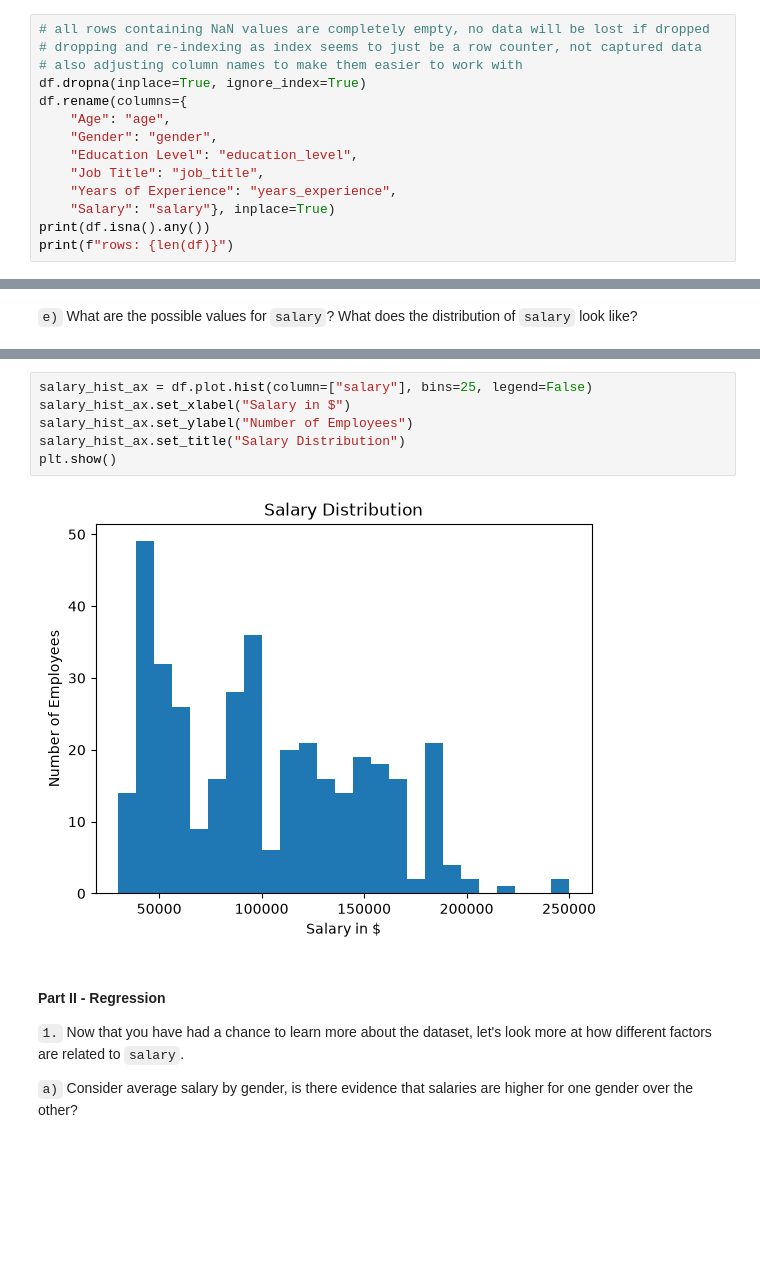
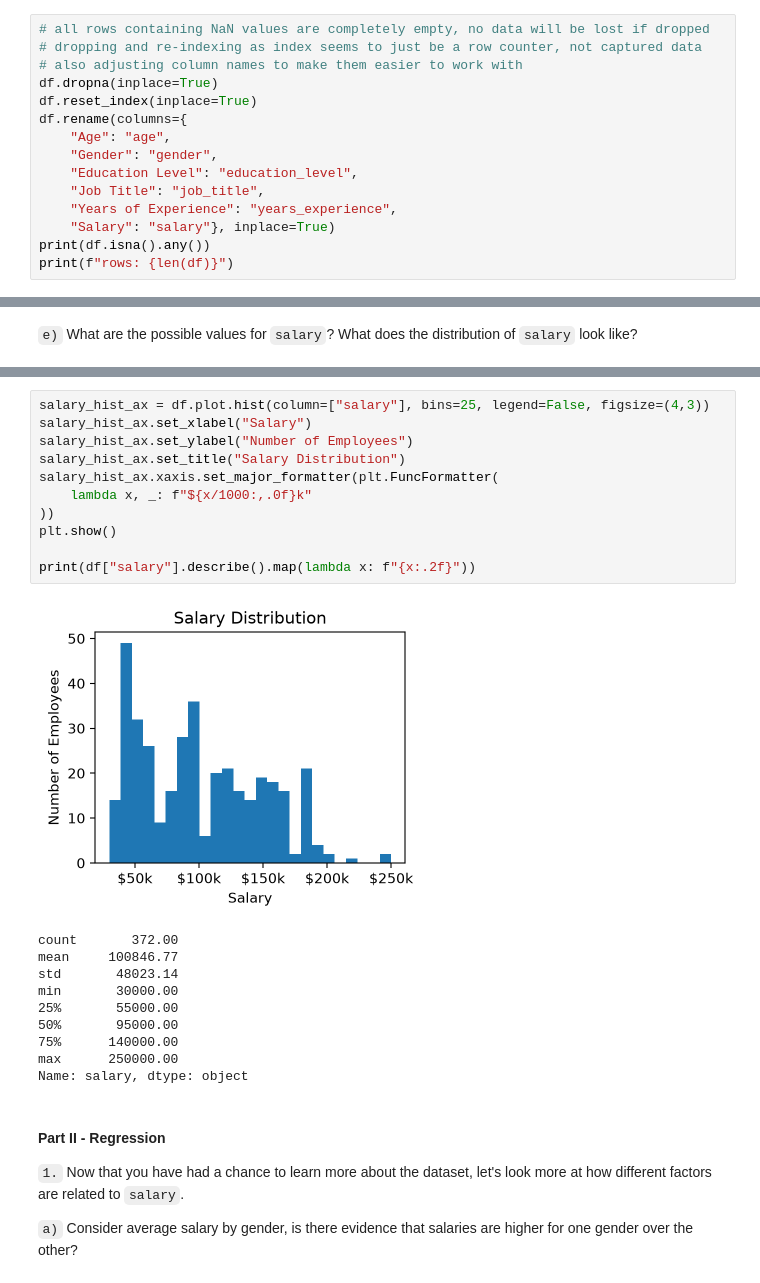
Before and after one commit to mhaddock/udacity_coursework, a Jupyter notebook: statistics_for_data_analysis/projects/model_salary_data_with_linear_regression/salary_prediction_project.ipynb, the cells around one changed output, grey strips where cells are left out. Cells and saved outputs as stored; diff of their text form; blank space fills up the shorter version.

```diff
--- a/statistics_for_data_analysis/projects/model_salary_data_with_linear_regression/salary_prediction_project.ipynb
+++ b/statistics_for_data_analysis/projects/model_salary_data_with_linear_regression/salary_prediction_project.ipynb
@@ -71,7 +74,8 @@ dtype: bool
 # all rows containing NaN values are completely empty, no data will be lost if dropped
 # dropping and re-indexing as index seems to just be a row counter, not captured data
 # also adjusting column names to make them easier to work with
-df.dropna(inplace=True, ignore_index=True)
+df.dropna(inplace=True)
+df.reset_index(inplace=True)
 df.rename(columns={
     "Age": "age",
     "Gender": "gender",
@@ -148,11 +239,25 @@ rows: 372
 # %%
-salary_hist_ax = df.plot.hist(column=["salary"], bins=25, legend=False)
-salary_hist_ax.set_xlabel("Salary in $")
+salary_hist_ax = df.plot.hist(column=["salary"], bins=25, legend=False, figsize=(4,3))
+salary_hist_ax.set_xlabel("Salary")
 salary_hist_ax.set_ylabel("Number of Employees")
 salary_hist_ax.set_title("Salary Distribution")
+salary_hist_ax.xaxis.set_major_formatter(plt.FuncFormatter(
+    lambda x, _: f"${x/1000:,.0f}k"
+))
 plt.show()
+
+print(df["salary"].describe().map(lambda x: f"{x:.2f}"))
 # %% [output]
-[figure, old version]
+[figure, new version]
+count       372.00
+mean     100846.77
+std       48023.14
+min       30000.00
+25%       55000.00
+50%       95000.00
+75%      140000.00
+max      250000.00
+Name: salary, dtype: object
 # %% [markdown]
 <a id='regression'></a>
 #### Part II - Regression
```
Also changed, not shown: parts of 22 cells of this notebook, 10 other files.
